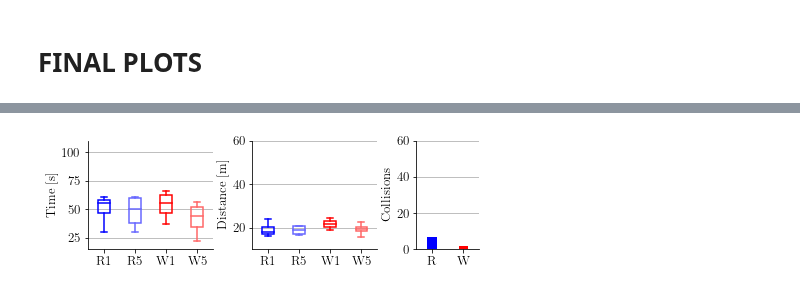
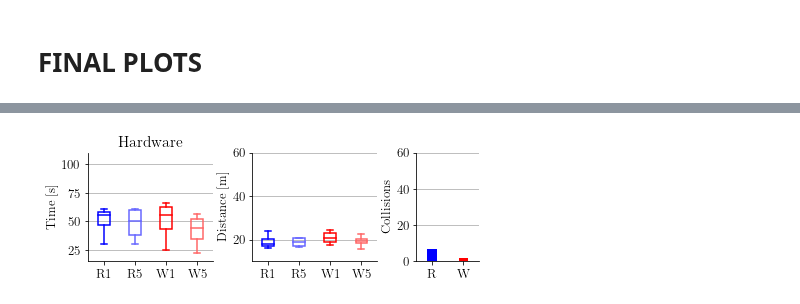
Before and after one commit to medioman22/Bidirectional_Interface, a Jupyter notebook: data_analysis/hardware/data_analysis_learning_HW.ipynb, the cells around one changed output, grey strips where cells are left out. Cells and saved outputs as stored; diff of their text form; code cells hidden in the pictures.

```diff
--- a/data_analysis/hardware/data_analysis_learning_HW.ipynb
+++ b/data_analysis/hardware/data_analysis_learning_HW.ipynb
@@ -217,7 +217,7 @@ for x in range(0,4):
 # %%
 # logs['first motion'][0] = logs['first motion'][0].iloc[800:]
 
-logs['first motion'][0] = logs['first motion'][0].iloc[800:1703]
+logs['first motion'][0] = logs['first motion'][0].iloc[830:1700]
 
 fig = plt.figure(figsize = (8,8))
 ax = plt.subplot(1, 1, 1, projection='3d')
@@ -834,30 +836,30 @@ savefig('sim_learn.pdf', bbox_inches='tight')
 # %%
 
 fig = plt.figure(figsize = [7,2])
 
 gs = gridspec.GridSpec(1, 5,
                        width_ratios=[2, .2, 2, .2, 1],
                        height_ratios=[2]
                        )
 
 ax = plt.subplot(gs[0])
-basic_box(time, fields, y = 'Time [s]', ylim = [15,110], ax = ax, save = True, where = 'Time.pdf')
+basic_box(time, fields, y = 'Time [s]', ylim = [15,110], ax = ax, save = True, where = 'Time.pdf', tit = 'Hardware')
 ax = plt.subplot(gs[2])
 ax = basic_box(dist, fields, y = 'Distance [m]', ylim = [10, 60], ax = ax, save = True, where = 'Distance.pdf', whis = 3)
 ax = plt.subplot(gs[4])
 
 ax.bar([0],
    [coll['remote']['Collisions'].sum()], color = 'b', width = 0.3)
 ax.bar([1],
    [coll['motion']['Collisions'].sum()], color = 'r', width = 0.3)
 plt.xticks(range(2), ['R', 'W'])
 plt.ylim([0, 60])
 plt.xlim([-0.5, 1.5])
 plt.ylabel('Collisions')
 ax.yaxis.grid()
 ax.spines['right'].set_visible(False)
 ax.spines['top'].set_visible(False)
 
 savefig('sim_learn_HW_sameaxis.pdf', bbox_inches='tight')
 # %% [output]
-[figure, old version]
+[figure, new version]
```
Also changed, not shown: parts of 8 cells of this notebook, 36 other files.
